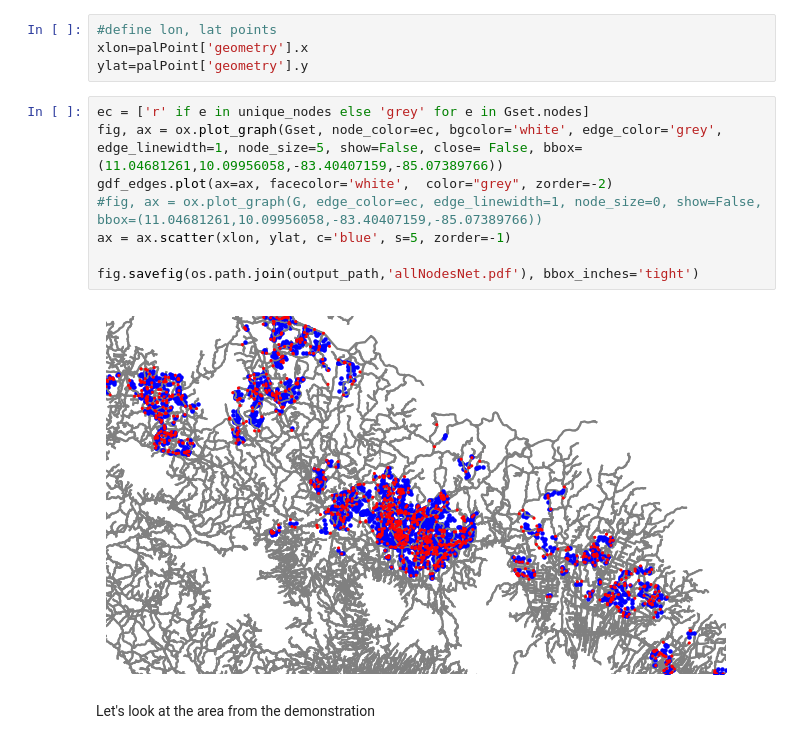
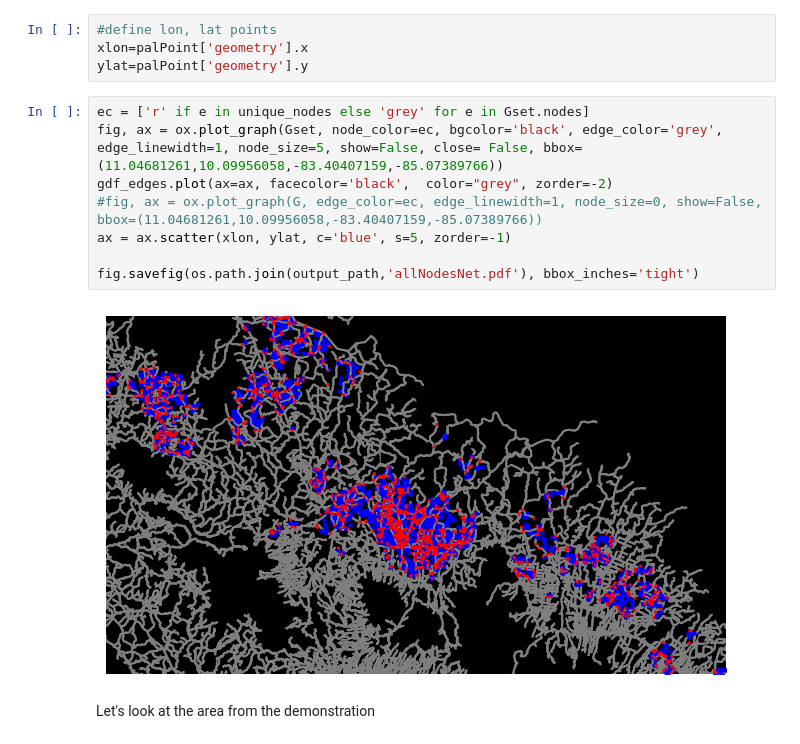
Before and after one commit to isaldiviagonzatti/MscThesis, a Jupyter notebook: FLP/code/nearestPALstreet.ipynb, the cells around one changed output. Drawn from its saved outputs; the diff is of its cells as text.

```diff
--- a/FLP/code/nearestPALstreet.ipynb
+++ b/FLP/code/nearestPALstreet.ipynb
@@ -131,14 +131,14 @@ xlon=palPoint['geometry'].x
 ylat=palPoint['geometry'].y
 # %%
 ec = ['r' if e in unique_nodes else 'grey' for e in Gset.nodes]
-fig, ax = ox.plot_graph(Gset, node_color=ec, bgcolor='white', edge_color='grey', edge_linewidth=1, node_size=5, show=False, close= False, bbox=(11.04681261,10.09956058,-83.40407159,-85.07389766))
-gdf_edges.plot(ax=ax, facecolor='white',  color="grey", zorder=-2)
+fig, ax = ox.plot_graph(Gset, node_color=ec, bgcolor='black', edge_color='grey', edge_linewidth=1, node_size=5, show=False, close= False, bbox=(11.04681261,10.09956058,-83.40407159,-85.07389766))
+gdf_edges.plot(ax=ax, facecolor='black',  color="grey", zorder=-2)
 #fig, ax = ox.plot_graph(G, edge_color=ec, edge_linewidth=1, node_size=0, show=False, bbox=(11.04681261,10.09956058,-83.40407159,-85.07389766))
 ax = ax.scatter(xlon, ylat, c='blue', s=5, zorder=-1)
 
 fig.savefig(os.path.join(output_path,'allNodesNet.pdf'), bbox_inches='tight')
 # %% [output]
-[figure, old version]
+[figure, new version]
 # %% [markdown]
 Let's look at the area from the demonstration
 # %%
```
Also changed, not shown: parts of 5 cells of this notebook, 19 other files.
